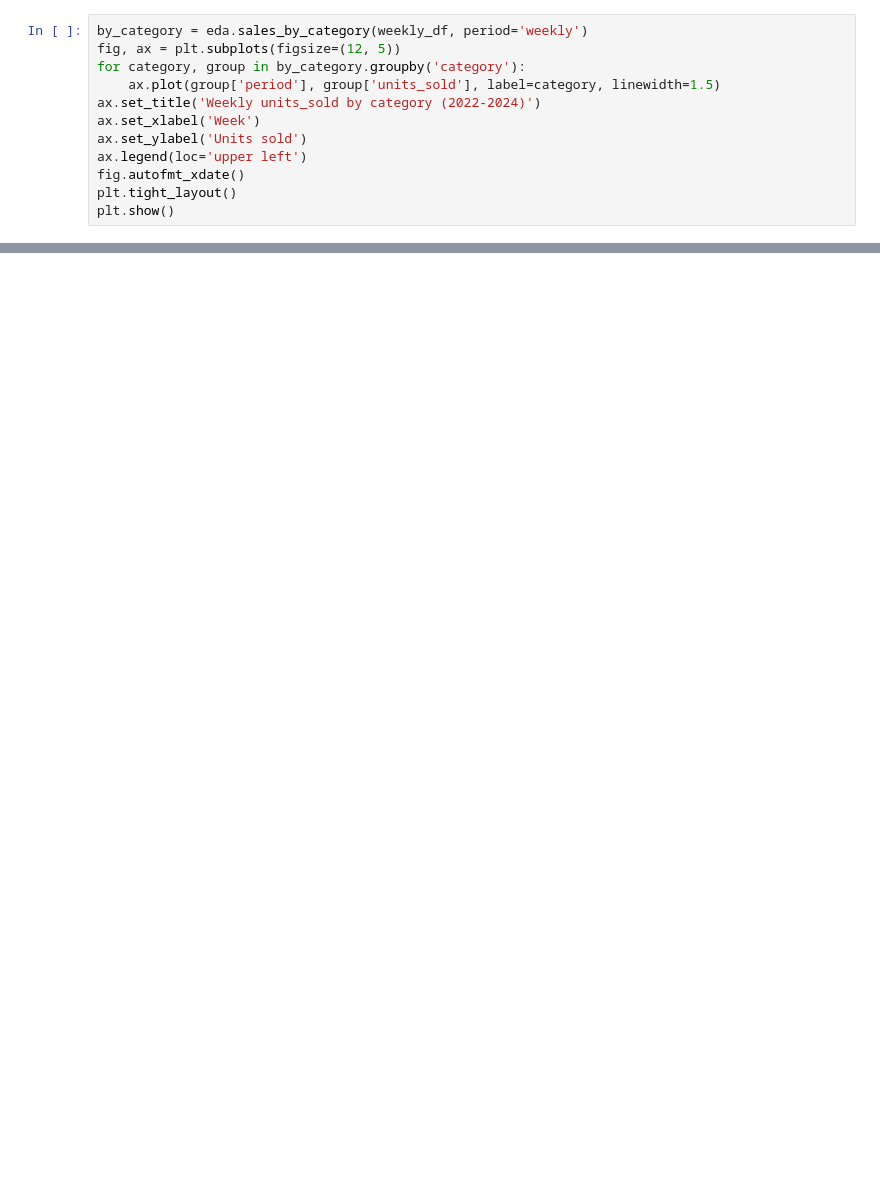
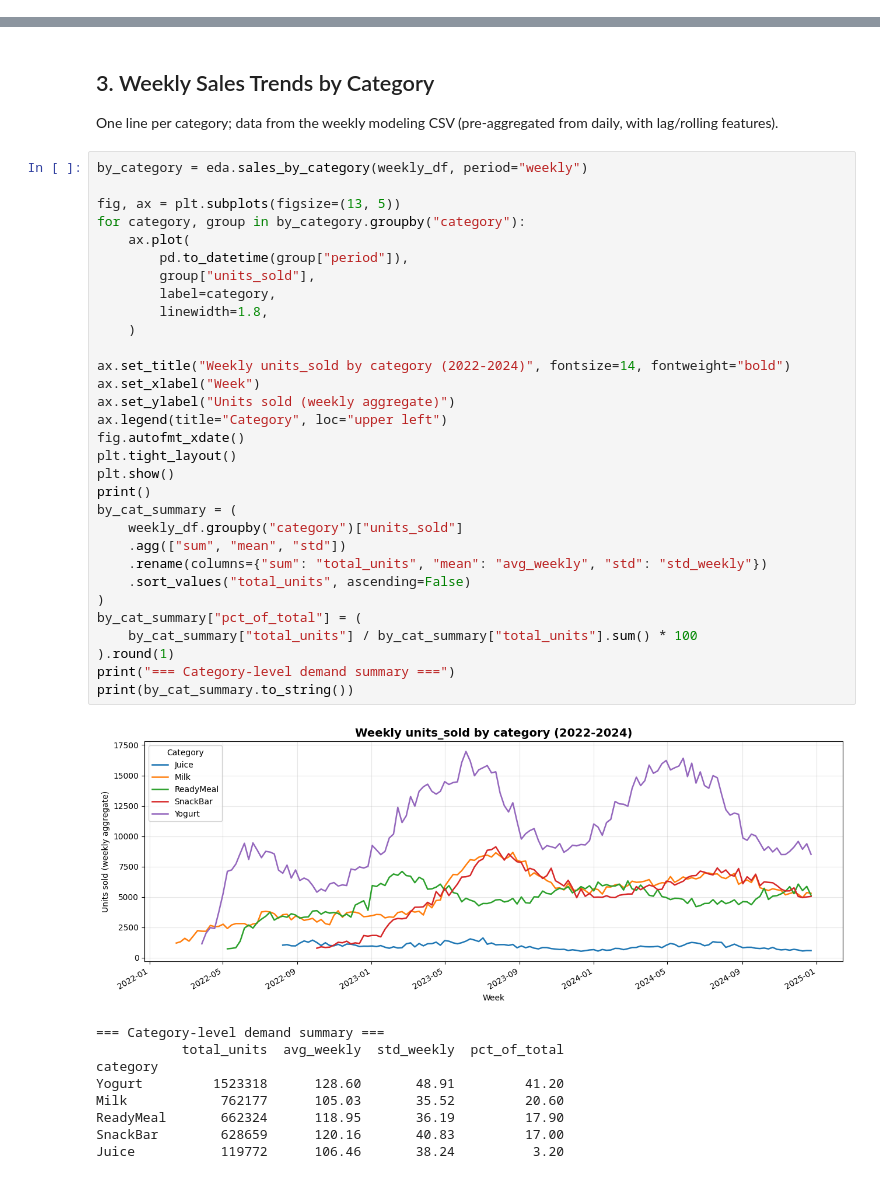
Before and after one commit to Millefeuille77/ML-pipeline, a Jupyter notebook: notebooks/eda_exploration.ipynb, the cells around one changed output, grey strips where cells are left out. Cells and saved outputs as stored; diff of their text form; blank space fills up the shorter version.

```diff
--- a/notebooks/eda_exploration.ipynb
+++ b/notebooks/eda_exploration.ipynb
@@ -42,12 +0,0 @@ print(f"categories: {sorted(weekly_df['category'].dropna().unique())}")
-# %%
-by_category = eda.sales_by_category(weekly_df, period='weekly')
-fig, ax = plt.subplots(figsize=(12, 5))
-for category, group in by_category.groupby('category'):
-    ax.plot(group['period'], group['units_sold'], label=category, linewidth=1.5)
-ax.set_title('Weekly units_sold by category (2022-2024)')
-ax.set_xlabel('Week')
-ax.set_ylabel('Units sold')
-ax.legend(loc='upper left')
-fig.autofmt_xdate()
-plt.tight_layout()
-plt.show()
@@ -156,0 +182,45 @@ comparison
+# %% [markdown]
+## 3. Weekly Sales Trends by Category
+
+One line per category; data from the weekly modeling CSV (pre-aggregated from daily, with lag/rolling features).
+# %%
+by_category = eda.sales_by_category(weekly_df, period="weekly")
+
+fig, ax = plt.subplots(figsize=(13, 5))
+for category, group in by_category.groupby("category"):
+    ax.plot(
+        pd.to_datetime(group["period"]),
+        group["units_sold"],
+        label=category,
+        linewidth=1.8,
+    )
+
+ax.set_title("Weekly units_sold by category (2022-2024)", fontsize=14, fontweight="bold")
+ax.set_xlabel("Week")
+ax.set_ylabel("Units sold (weekly aggregate)")
+ax.legend(title="Category", loc="upper left")
+fig.autofmt_xdate()
+plt.tight_layout()
+plt.show()
+print()
+by_cat_summary = (
+    weekly_df.groupby("category")["units_sold"]
+    .agg(["sum", "mean", "std"])
+    .rename(columns={"sum": "total_units", "mean": "avg_weekly", "std": "std_weekly"})
+    .sort_values("total_units", ascending=False)
+)
+by_cat_summary["pct_of_total"] = (
+    by_cat_summary["total_units"] / by_cat_summary["total_units"].sum() * 100
+).round(1)
+print("=== Category-level demand summary ===")
+print(by_cat_summary.to_string())
+# %% [output]
+[figure, added]
+=== Category-level demand summary ===
+           total_units  avg_weekly  std_weekly  pct_of_total
+category
+Yogurt         1523318      128.60       48.91         41.20
+Milk            762177      105.03       35.52         20.60
+ReadyMeal       662324      118.95       36.19         17.90
+SnackBar        628659      120.16       40.83         17.00
+Juice           119772      106.46       38.24          3.20
```
Also changed, not shown: parts of 41 cells of this notebook, 39 other files.
